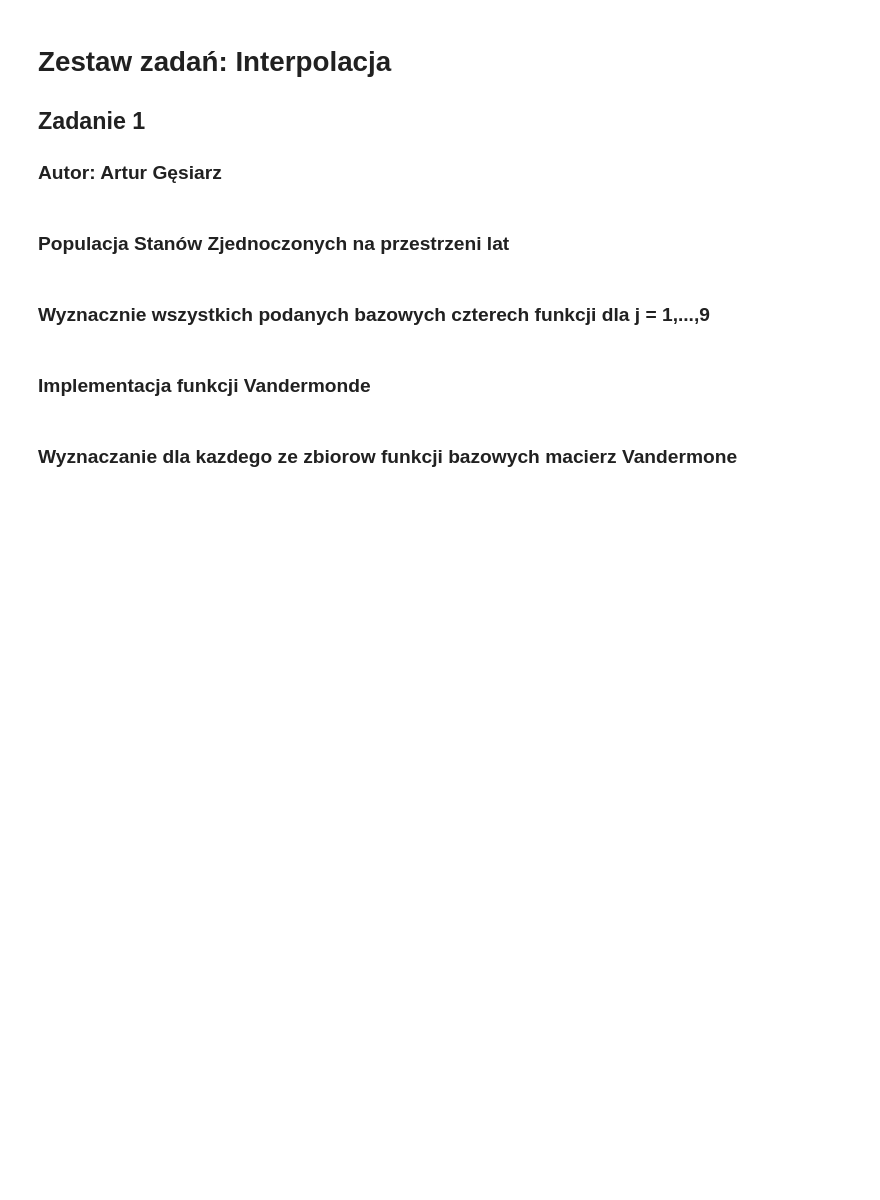
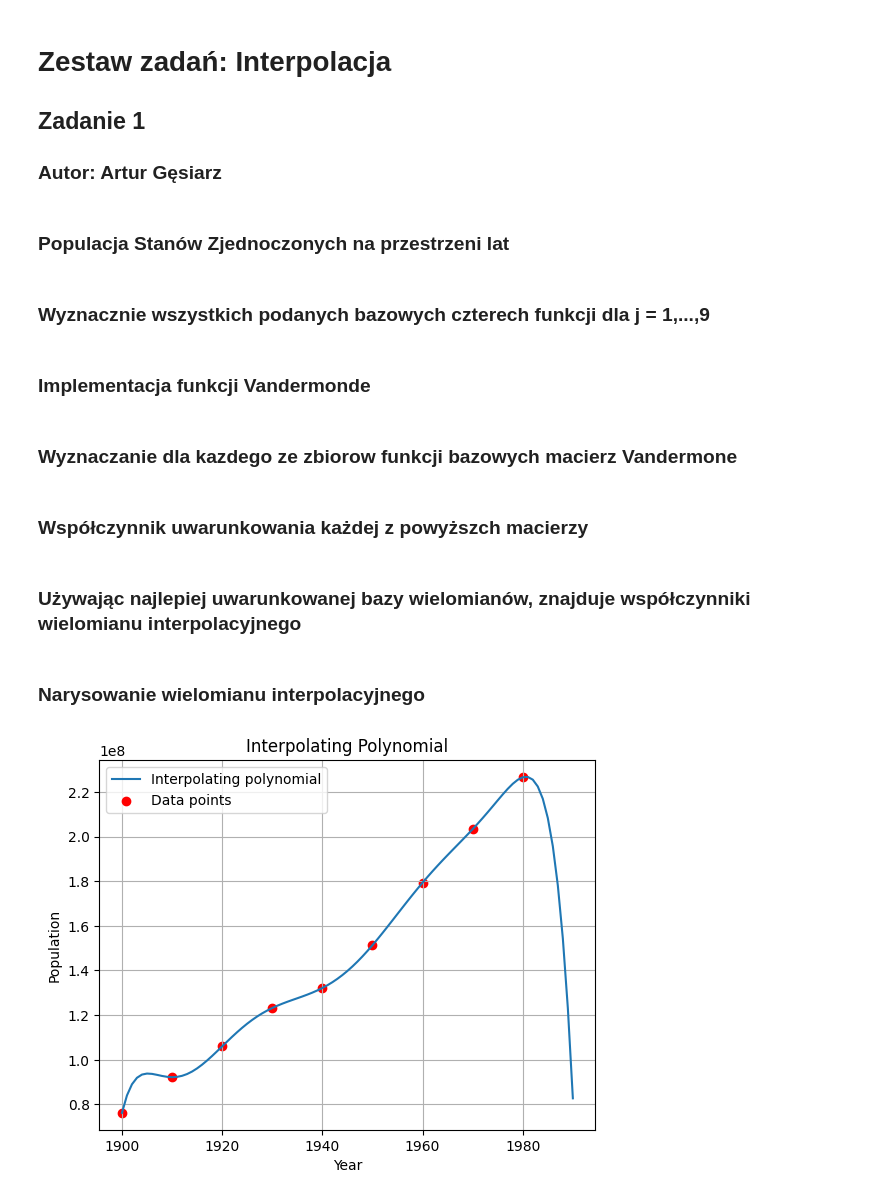
Before and after one commit to arturgesiarz/CalculationTechMethods-Course, a Jupyter notebook: lab03/ex1.ipynb, the cells around one changed output. Cells and saved outputs as stored; diff of their text form; code cells hidden in the pictures; blank space fills up the shorter version.

Commit message:
Added plot

```diff
--- a/lab03/ex1.ipynb
+++ b/lab03/ex1.ipynb
@@ -20,6 +20,9 @@ population_US = {
     1970: 203302031,
     1980: 226542199
 }
+
+years = np.array(list(population_US.keys()))
+population = np.array(list(population_US.values()))
 # %% [markdown]
 ### Wyznacznie wszystkich podanych bazowych czterech funkcji dla j = 1,...,9
 # %%
@@ -47,3 +50,5 @@ V_first = vandermonde_matrix(population_US, first_base_function)
 V_second = vandermonde_matrix(population_US, second_base_function)
 V_third = vandermonde_matrix(population_US, third_base_function)
 V_fourth = vandermonde_matrix(population_US, fourth_base_function)
+# %% [markdown]
+### Współczynnik uwarunkowania każdej z powyższch macierzy
@@ -49,0 +60,27 @@ V_fourth = vandermonde_matrix(population_US, fourth_base_function)
+# %% [markdown]
+### Używając najlepiej uwarunkowanej bazy wielomianów, znajduje współczynniki wielomianu interpolacyjnego
+# %%
+V_best = V_second
+coefficients = np.linalg.solve(V_best, population)  # wspolczynniki
+
+def polynomial_interpolation(coefficients, base_functions, x):
+    result = 0
+    for i in range(len(coefficients)):
+        result += coefficients[i] * base_functions[i](x)
+    return result
+# %% [markdown]
+### Narysowanie wielomianu interpolacyjnego
+# %%
+x_values = np.arange(1900, 1991)
+y_values = polynomial_interpolation(coefficients, second_base_function, x_values)
+
+plt.plot(x_values, y_values, label='Interpolating polynomial')
+plt.scatter(years, population, color='red', label='Data points')
+plt.title('Interpolating Polynomial')
+plt.xlabel('Year')
+plt.ylabel('Population')
+plt.legend()
+plt.grid(True)
+plt.show()
+# %% [output]
+[figure, added]
```
Also changed, not shown: parts of 1 cell of this notebook.
